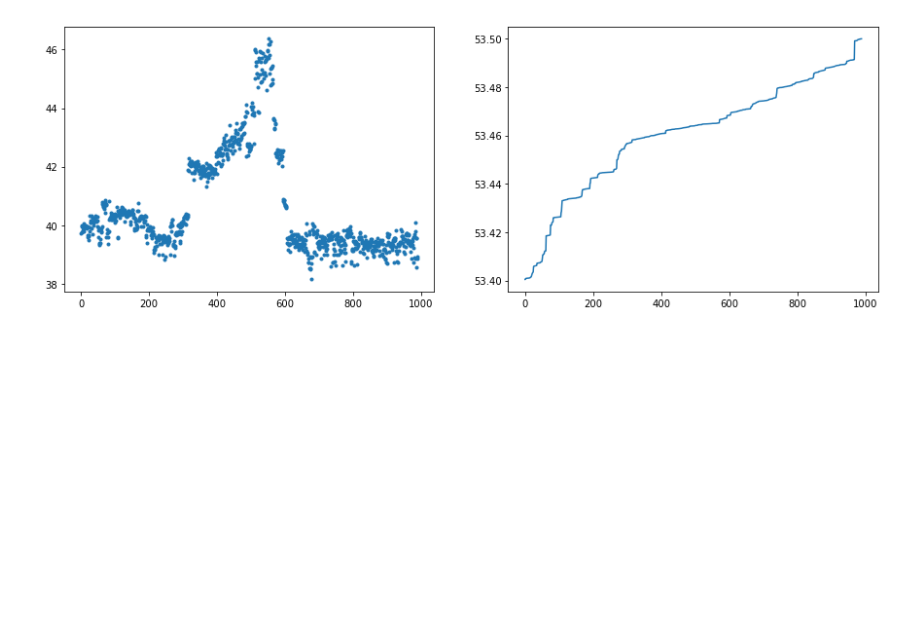
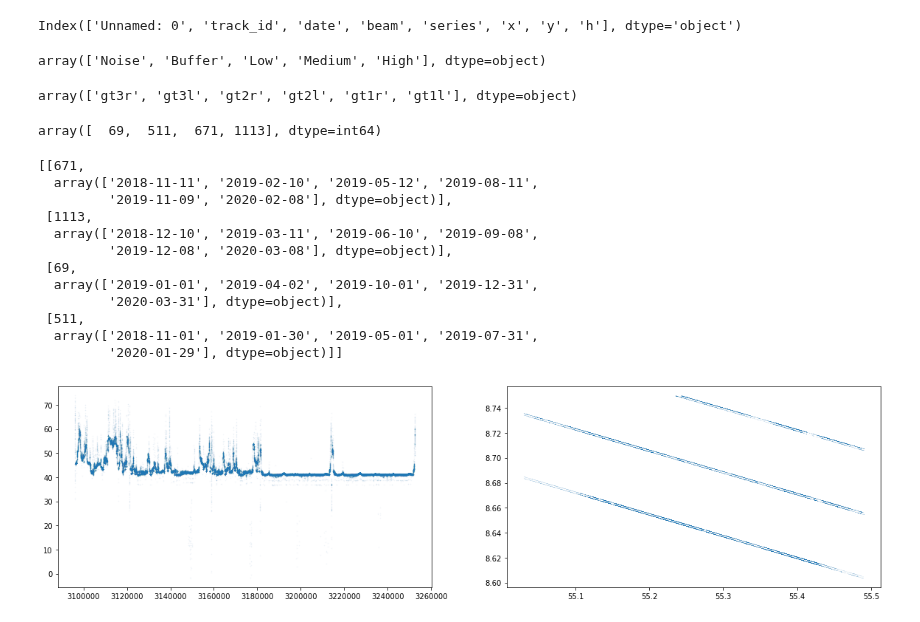
Before and after one commit to openearth/eo-bathymetry, a Jupyter notebook: notebooks/icesat2-01-download.ipynb, the cells around one changed output. Saved outputs shown, nothing was run; the diff lists cells and outputs as text; code cells hidden in the pictures; blank space fills up the shorter version.

Commit message:
improve ICESat-2 downloading

```diff
--- a/notebooks/icesat2-01-download.ipynb
+++ b/notebooks/icesat2-01-download.ipynb
@@ -91,9 +132,44 @@ Available
+# %%
+# df.to_parquet('../data/icesat-2-DK.parquet')
+df = pd.read_parquet('../data/icesat-2-DK.parquet')
+# %%
+df.columns
+# %% [output]
+Index(['Unnamed: 0', 'track_id', 'date', 'beam', 'series', 'x', 'y', 'h'], dtype='object')
+# %%
+df.series.unique()
+# %% [output]
+array(['Noise', 'Buffer', 'Low', 'Medium', 'High'], dtype=object)
+# %%
+df.beam.unique()
+# %% [output]
+array(['gt3r', 'gt3l', 'gt2r', 'gt2l', 'gt1r', 'gt1l'], dtype=object)
+# %%
+df.track_id.unique()
+# %% [output]
+array([  69,  511,  671, 1113], dtype=int64)
+# %%
+[ [track_id, df[df.track_id == track_id].date.unique()] for track_id in track_ids]
+# %% [output]
+[[671,
+  array(['2018-11-11', '2019-02-10', '2019-05-12', '2019-08-11',
+         '2019-11-09', '2020-02-08'], dtype=object)],
+ [1113,
+  array(['2018-12-10', '2019-03-11', '2019-06-10', '2019-09-08',
+         '2019-12-08', '2020-03-08'], dtype=object)],
+ [69,
+  array(['2019-01-01', '2019-04-02', '2019-10-01', '2019-12-31',
+         '2020-03-31'], dtype=object)],
+ [511,
+  array(['2018-11-01', '2019-01-30', '2019-05-01', '2019-07-31',
+         '2020-01-29'], dtype=object)]]
 # %%
-fig, ax = plt.subplots(1, 2, figsize=(15, 5))
+fig, ax = plt.subplots(1, 2, figsize=(20, 5))
 
-ax[0].plot(Datadic['ID_1357_2019-03-27'][0]['h'], '.')
+data = df[(df.track_id == 1113) & (df.date == '2019-09-08') & (df.series != 'Noise')]
 
-ax[1].plot(Datadic['ID_1357_2019-03-27'][0]['lat'])
+ax[0].plot(data.h, '.', markersize=0.5, alpha=0.1)
+ax[1].plot(data.x, data.y, '.', markersize=0.1, alpha=0.2)
 plt.show()
 # %% [output]
-[figure, old version]
+[figure, new version]
```
Also changed, not shown: parts of 13 cells of this notebook.
